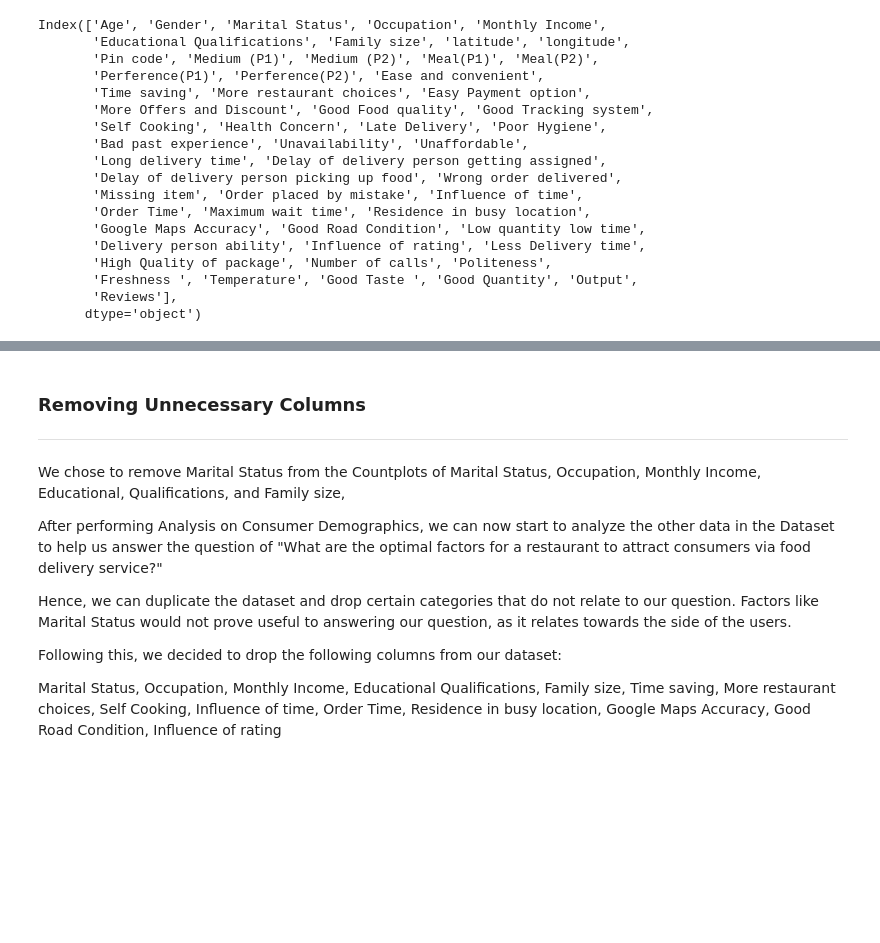
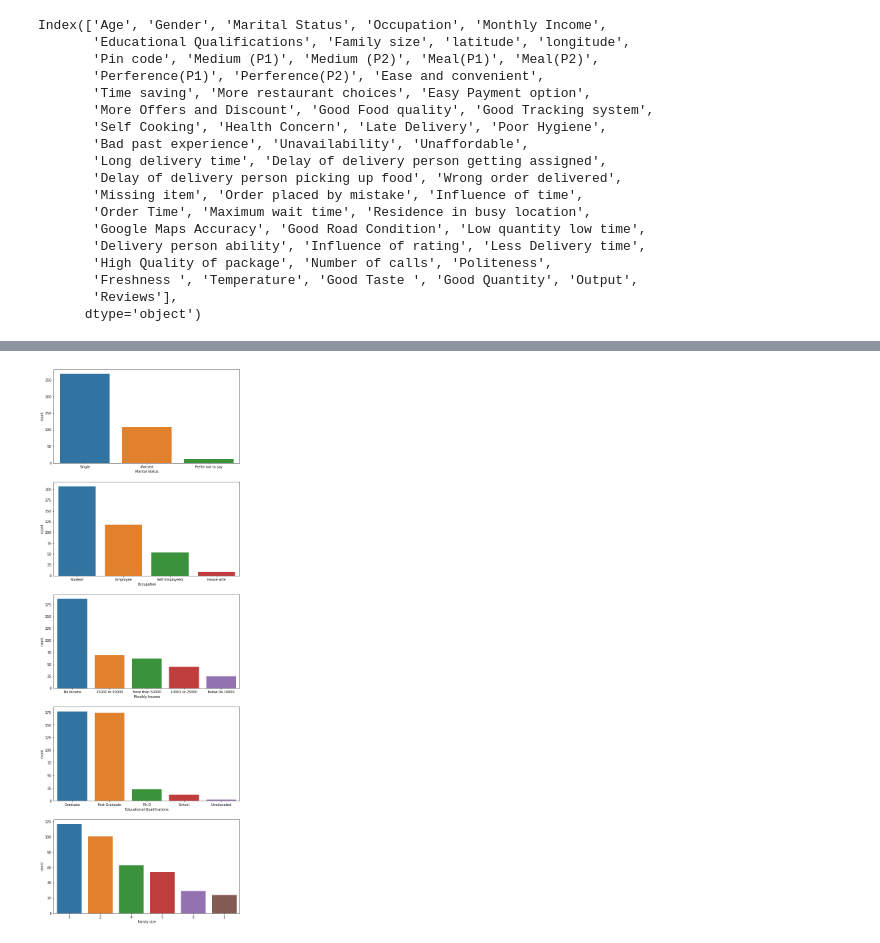
Before and after one commit to DanielxDante/restaurant-conundrum, a Jupyter notebook: main.ipynb, the cells around one changed output, grey strips where cells are left out. Saved outputs shown, nothing was run; the diff lists cells and outputs as text; code cells hidden in the pictures; blank space fills up the shorter version.

```diff
--- a/main.ipynb
+++ b/main.ipynb
@@ -217,13 +200,9 @@ from the Countplots of Marital Status, Occupation, Monthly Income, Educational,
-# %% [markdown]
-### Removing Unnecessary Columns
----
-We chose to remove Marital Status
-from the Countplots of Marital Status, Occupation, Monthly Income, Educational, Qualifications, and Family size,
-
-After performing Analysis on Consumer Demographics, we can now start to analyze the other data in the Dataset to help us answer the question of "What are the optimal factors for a restaurant to attract consumers via food delivery service?"
-
-Hence, we can duplicate the dataset and drop certain categories that do not relate to our question. Factors like Marital Status would not prove useful to answering our question, as it relates towards the side of the users.
-
-Following this, we decided to drop the following columns from our dataset:
-
-Marital Status, Occupation, Monthly Income, Educational Qualifications, Family size, Time saving, More restaurant choices, Self Cooking, Influence of time, Order Time, Residence in busy location, Google Maps Accuracy, Good Road Condition, Influence of rating
+# %%
+f, axes = plt.subplots(5, 1, figsize = (10, 30))
+f = sb.countplot(x = "Marital Status", data = foodDelivery, ax = axes[0])
+f = sb.countplot(x = "Occupation", data = foodDelivery, ax = axes[1])
+f = sb.countplot(x = "Monthly Income", data = foodDelivery, ax = axes[2], order = foodDelivery["Monthly Income"].value_counts().index)
+f = sb.countplot(x = "Educational Qualifications", data = foodDelivery, ax = axes[3], order = foodDelivery["Educational Qualifications"].value_counts().index)
+f = sb.countplot(x = "Family size", data = foodDelivery, ax = axes[4], order = foodDelivery["Family size"].value_counts().index)
+# %% [output]
+[figure, added]
```
Also changed, not shown: parts of 23 cells of this notebook, 1 other file.
